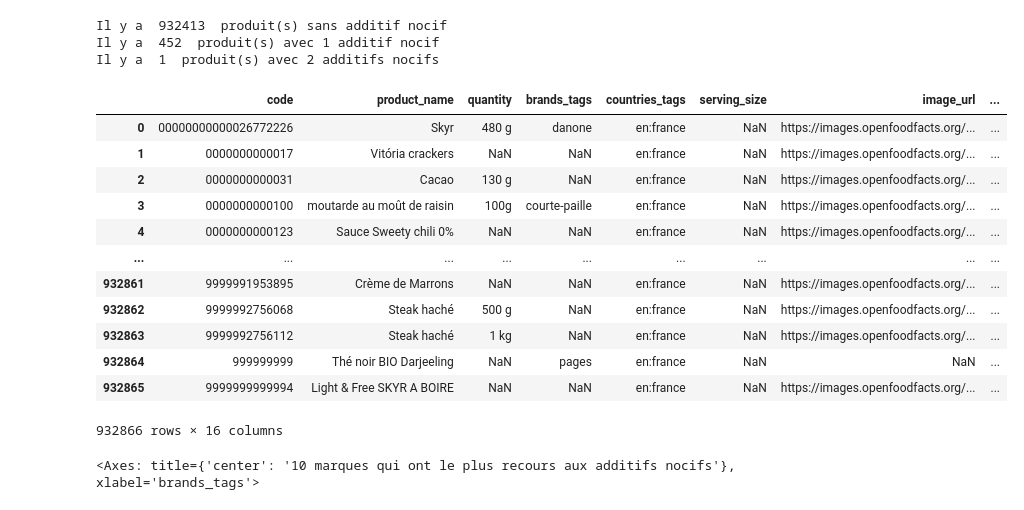
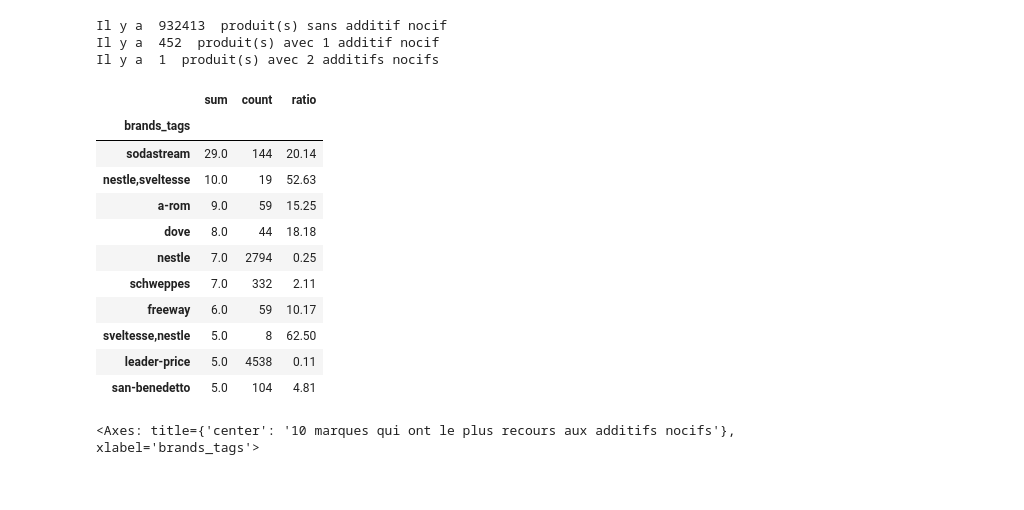
Before and after one commit to GrandMarabout/Analyse-UFC-que-choisir, a Jupyter notebook: Projet sur l'analyse de la qualité des produits alimentaires-Copy1.ipynb, the cells around one changed output. Drawn from its saved outputs; the diff is of its cells as text; code cells hidden in the pictures.

```diff
--- a/Projet sur l'analyse de la qualité des produits alimentaires-Copy1.ipynb
+++ b/Projet sur l'analyse de la qualité des produits alimentaires-Copy1.ipynb
@@ -209,36 +222,37 @@ print("Il y a ", quali["nb_nocif"].isin([2.0]).sum(), " produit(s) avec 2 additi
 Il y a  932413  produit(s) sans additif nocif
 Il y a  452  produit(s) avec 1 additif nocif
 Il y a  1  produit(s) avec 2 additifs nocifs
+# %%
+quali = quali[quali["brands_tags"].notna()]
+quali = quali[quali["product_name"].notna()]
 # %%
 #création nouveau DF
 nocif_b = quali.copy()
 
 #remplacer soit par inconnu soit par le nom du produit
 nocif_b["brands_tags"] = nocif_b["brands_tags"].fillna(nocif_b["product_name"])
 
 #calculer le nb de produits nocifs par marques pour les 10 plus nocifs
-nocif = nocif_b.groupby(by="brands_tags").nb_nocif.agg([sum,"mean","count"]).sort_values(by="sum", ascending=False)[:10]
+nocif = nocif_b.groupby(by="brands_tags").nb_nocif.agg([sum,"count"]).sort_values(by="sum", ascending=False)[:10]
 #calculer par pourcentage le nb de produits nocifs par marque
 nocif["ratio"] = (nocif["sum"]/nocif["count"]*100).round(2)
 nocif
 #les classer par leur pourcentages(option)
 # nocif.sort_values(by="ratio", ascending=False)
-quali
 #attention!!! si on fait count(), il affiche que la totale produits
 # %% [output]
-|  | code | product_name | quantity | brands_tags | countries_tags | serving_size | image_url | ... |
-| 0 | 00000000000026772226 | Skyr | 480 g | danone | en:france | NaN | https://images.openfoodfacts.org/... | ... |
-| 1 | 0000000000017 | Vitória crackers | NaN | NaN | en:france | NaN | https://images.openfoodfacts.org/... | ... |
-| 2 | 0000000000031 | Cacao | 130 g | NaN | en:france | NaN | https://images.openfoodfacts.org/... | ... |
-| 3 | 0000000000100 | moutarde au moût de raisin | 100g | courte-paille | en:france | NaN | https://images.openfoodfacts.org/... | ... |
-| 4 | 0000000000123 | Sauce Sweety chili 0% | NaN | NaN | en:france | NaN | https://images.openfoodfacts.org/... | ... |
-| ... | ... | ... | ... | ... | ... | ... | ... | ... |
-| 932861 | 9999991953895 | Crème de Marrons | NaN | NaN | en:france | NaN | https://images.openfoodfacts.org/... | ... |
-| 932862 | 9999992756068 | Steak haché | 500 g | NaN | en:france | NaN | https://images.openfoodfacts.org/... | ... |
-| 932863 | 9999992756112 | Steak haché | 1 kg | NaN | en:france | NaN | https://images.openfoodfacts.org/... | ... |
-| 932864 | 999999999 | Thé noir BIO Darjeeling | NaN | pages | en:france | NaN | NaN | ... |
-| 932865 | 9999999999994 | Light & Free SKYR A BOIRE | NaN | NaN | en:france | NaN | https://images.openfoodfacts.org/... | ... |
+|  | sum | count | ratio |
+| brands_tags |  |  |  |
+| sodastream | 29.0 | 144 | 20.14 |
+| nestle,sveltesse | 10.0 | 19 | 52.63 |
+| a-rom | 9.0 | 59 | 15.25 |
+| dove | 8.0 | 44 | 18.18 |
+| nestle | 7.0 | 2794 | 0.25 |
+| schweppes | 7.0 | 332 | 2.11 |
+| freeway | 6.0 | 59 | 10.17 |
+| sveltesse,nestle | 5.0 | 8 | 62.50 |
+| leader-price | 5.0 | 4538 | 0.11 |
+| san-benedetto | 5.0 | 104 | 4.81 |
-932866 rows × 16 columns
 # %%
 list_color = ["r", "g"]
 nocif["sum"].plot.bar(title="10 marques qui ont le plus recours aux additifs nocifs", color=list_color)
```
Also changed, not shown: parts of 28 cells of this notebook.
